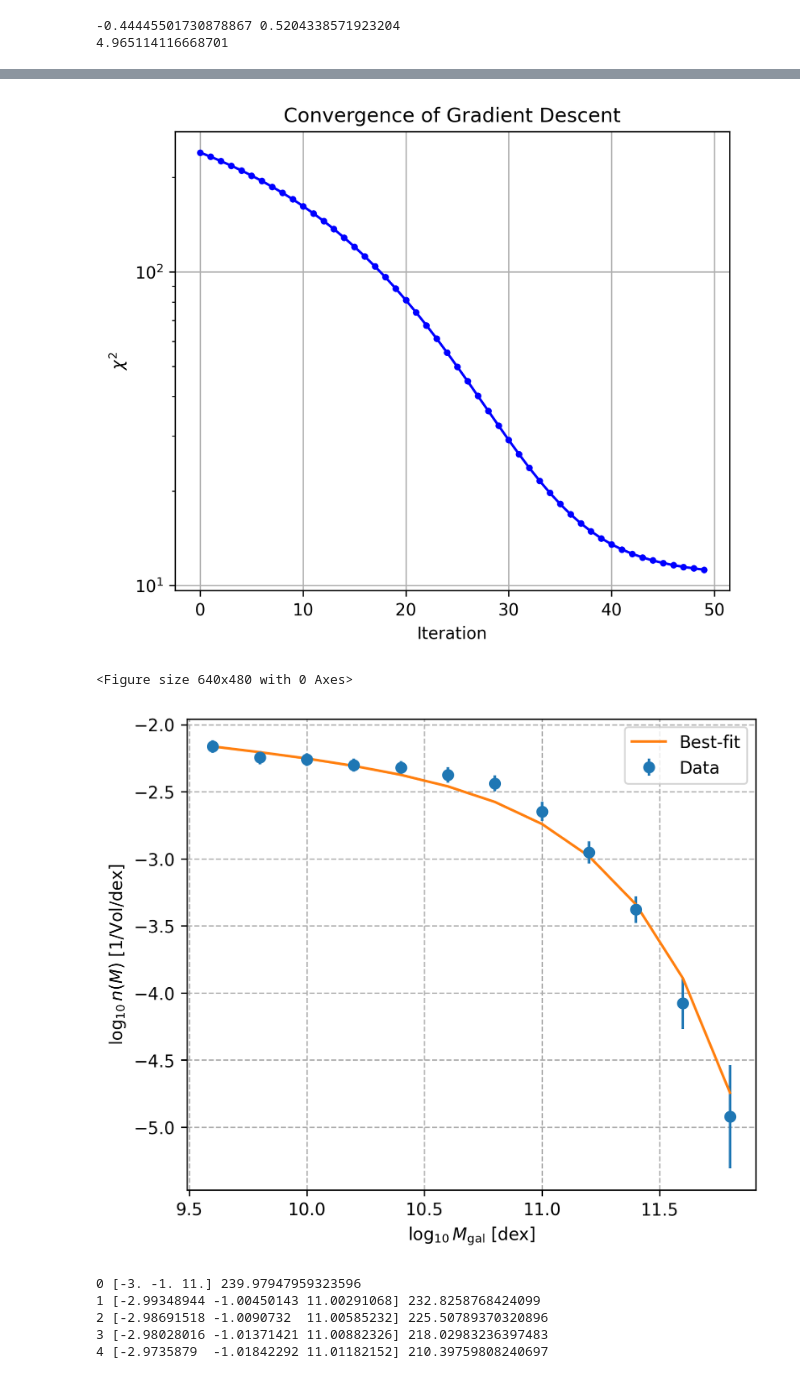
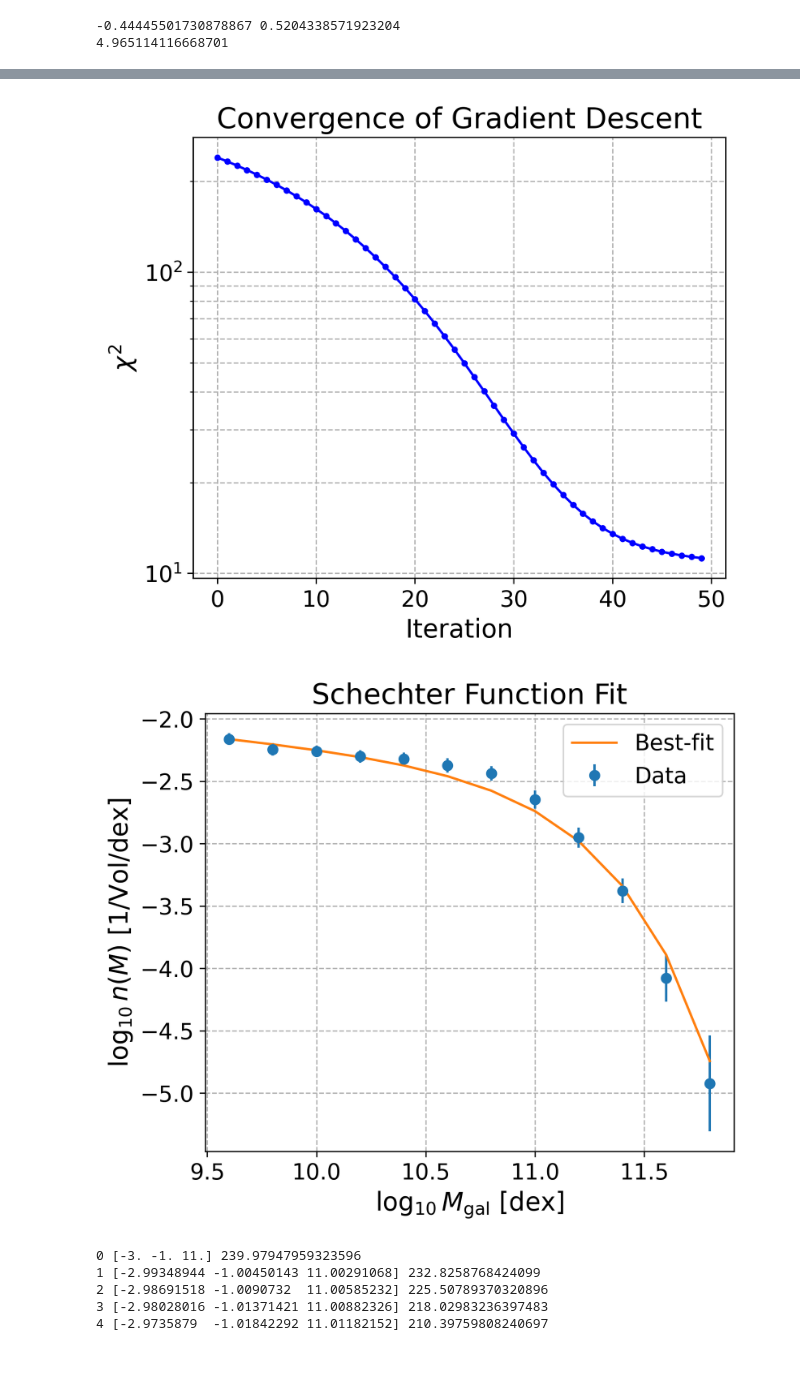
Before and after one commit to chrissellgrenbackup/computational-physics, a Jupyter notebook: hw2/HW2.ipynb, the cells around one changed output, grey strips where cells are left out. Cells and saved outputs as stored; diff of their text form; code cells hidden in the pictures.

```diff
--- a/hw2/HW2.ipynb
+++ b/hw2/HW2.ipynb
@@ -65,14 +96,0 @@ print(j)
-# %%
-# try for many w
-ws = np.linspace(0,5,15)
-
-for i in range(len(ws)):
-    w = ws[i]
-    x = 1 # reinitialize
-    err = 1
-    j = 0 #counter
-    while (err > 1e-6):
-        x = (1+w)*f(c,x)-w*x # overrelaxation equation
-        err = x - xtrue
-        j += 1
-    print(w,j)
@@ -246,45 +244,49 @@ chi2s = [h[1] for h in history]
 n_bestfit = schechter_log(log_M_gal, logphi, alpha, logMstar)
 
 for j,(p,v) in enumerate(history[:10]):
     print(j, p, v)
 
 # plot chi2 vs. iteration
 plt.figure(figsize=(6,5),dpi=300)
 plt.semilogy(chi2s, 'b.-')
-plt.xlabel("Iteration")
-plt.ylabel(r'$\chi^2$')
-plt.title("Convergence of Gradient Descent")
-plt.grid(True)
-plt.show()
+plt.xlabel("Iteration",fontsize=16)
+plt.ylabel(r'$\chi^2$',fontsize=16)
+plt.title("Convergence of Gradient Descent",fontsize=18)
+plt.xticks(fontsize=14)
+plt.yticks(fontsize=14)
+plt.grid(True, which="both", ls="--")
 plt.savefig("hw2_figs/chi2convergence.png")
 
 # plot schtecter fxn
 plt.figure(figsize=(6,5),dpi=300)
 plt.errorbar(log_M_gal, np.log10(n),
              yerr=(1/(np.log(10)*n))*err,
              fmt='o', label="Data")
 
 plt.plot(log_M_gal, np.log10(schechter_log(log_M_gal, *optimized_params)), label="Best-fit")
 
-plt.xlabel(r"$\log_{10} M_{\rm gal}$ [dex]")
-plt.ylabel(r"$\log_{10} n(M)$ [1/Vol/dex]")
-plt.legend()
+plt.xlabel(r"$\log_{10} M_{\rm gal}$ [dex]",fontsize=16)
+plt.ylabel(r"$\log_{10} n(M)$ [1/Vol/dex]",fontsize=16)
+plt.legend(fontsize=14)
+plt.title("Schechter Function Fit", fontsize=18)
+plt.xticks(fontsize=14)
+plt.yticks(fontsize=14)
 plt.grid(True, which="both", ls="--")
-plt.savefig("hw2_figs/schecter.png")
+bbox_inches="tight"
+plt.savefig("hw2_figs/schecter.png", bbox_inches="tight")
 # %% [output]
 0 [-3. -1. 11.] 239.97947959323596
 1 [-2.99348944 -1.00450143 11.00291068] 232.8258768424099
 2 [-2.98691518 -1.0090732  11.00585232] 225.50789370320896
 3 [-2.98028016 -1.01371421 11.00882326] 218.02983236397483
 4 [-2.9735879  -1.01842292 11.01182152] 210.39759808240697
 5 [-2.96684252 -1.02319727 11.01484478] 202.618906318809
 6 [-2.96004888 -1.02803464 11.01789032] 194.70349767679292
 7 [-2.95321255 -1.03293181 11.02095501] 186.66335565103603
 8 [-2.94633997 -1.03788481 11.02403526] 178.5129203169961
 9 [-2.93943843 -1.04288894 11.02712697] 170.26928894881954
-[figure, old version]
+[figure, new version]
-<Figure size 640x480 with 0 Axes>
-[figure, old version]
+[figure, new version]
 # %%
 for j,(p,v) in enumerate(history[:5]):
     print(j, p, v)
```
Also changed, not shown: parts of 5 cells of this notebook.
